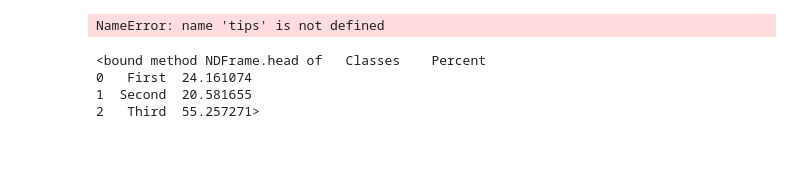
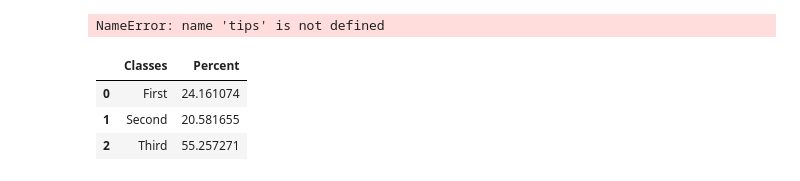
Before and after one commit to Google-Stein/CCIC-Artificial-Intelligence, a Jupyter notebook: Semester 1/Titanic/Untitled.ipynb, the cells around one changed output. Saved outputs shown, nothing was run; the diff lists cells and outputs as text; code cells hidden in the pictures; blank space fills up the shorter version.

```diff
--- a/Semester 1/Titanic/Untitled.ipynb
+++ b/Semester 1/Titanic/Untitled.ipynb
@@ -74,31 +75,32 @@ sns.relplot(
     hue="smoker", style="smoker", size="size",
 )
 # %%
+import seaborn as sns
 passengerClasses = {"First": 0, "Second": 0, "Third": 0}
 for passenger in data ["Pclass"]:
     if passenger == 1:
         passengerClasses["First"] += 1
     elif passenger == 2:
         passengerClasses["Second"] += 1
     elif passenger == 3:
         passengerClasses["Third"] += 1
 
 percentClasses = {"First": (passengerClasses["First"]/len(data))*100,
                     "Second":(passengerClasses["Second"]/len(data))*100,
                     "Third":(passengerClasses["Third"]/len(data))*100
                  }
 freqTable = {
     "Classes": ["First", "Second", "Third"],
     "Percent": [percentClasses["First"], percentClasses["Second"], percentClasses["Third"]]
     }
 
 freqTable = pd.DataFrame(freqTable)
-freqTable.head
+freqTable.head()
 # %% [output]
-<bound method NDFrame.head of   Classes    Percent
-0   First  24.161074
-1  Second  20.581655
-2   Third  55.257271>
+|  | Classes | Percent |
+| 0 | First | 24.161074 |
+| 1 | Second | 20.581655 |
+| 2 | Third | 55.257271 |
 # %%
 sns.barplot(data=freqTable, x="Classes", y="Percent")
 # %% [output]
```
Also changed, not shown: parts of 2 cells of this notebook.
